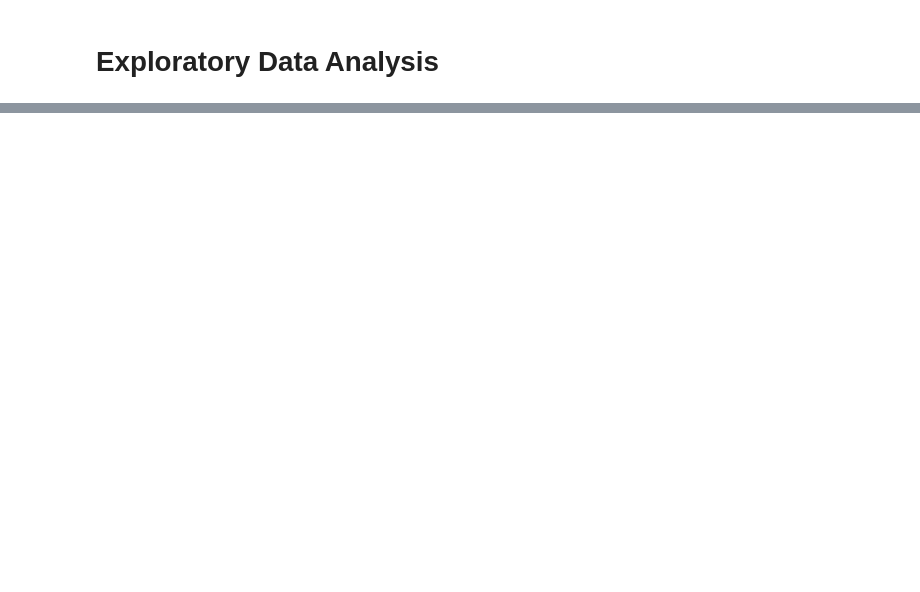
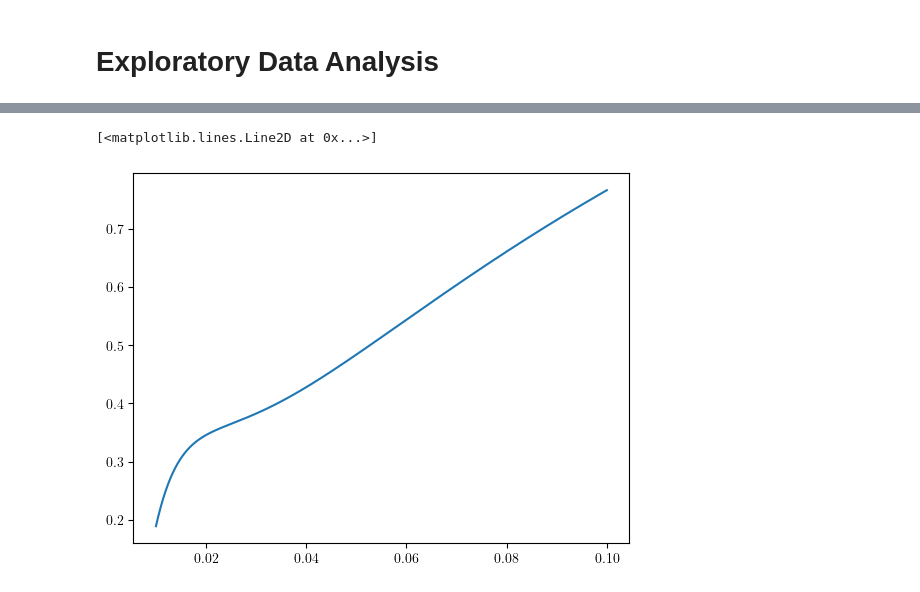
Before and after one commit to fsabrilb/Fokker_Planck_Distribution, a Jupyter notebook: scripts/estimate_distribution_bm.ipynb, the cells around one changed output, grey strips where cells are left out. Cells and saved outputs as stored; diff of their text form; code cells hidden in the pictures; blank space fills up the shorter version.

```diff
--- a/scripts/estimate_distribution_bm.ipynb
+++ b/scripts/estimate_distribution_bm.ipynb
@@ -201,0 +309,5 @@ plt.show()
+# %%
+plt.plot(np.logspace(-2,-1,1000), estimate_shannon_entropy_rbm(np.logspace(-2,-1,1000), mu, sigma, x0, t0, threshold, 1, 0))
+# %% [output]
+[<matplotlib.lines.Line2D at 0x...>]
+[figure, added]
```
Also changed, not shown: parts of 10 cells of this notebook, 3 other files.
